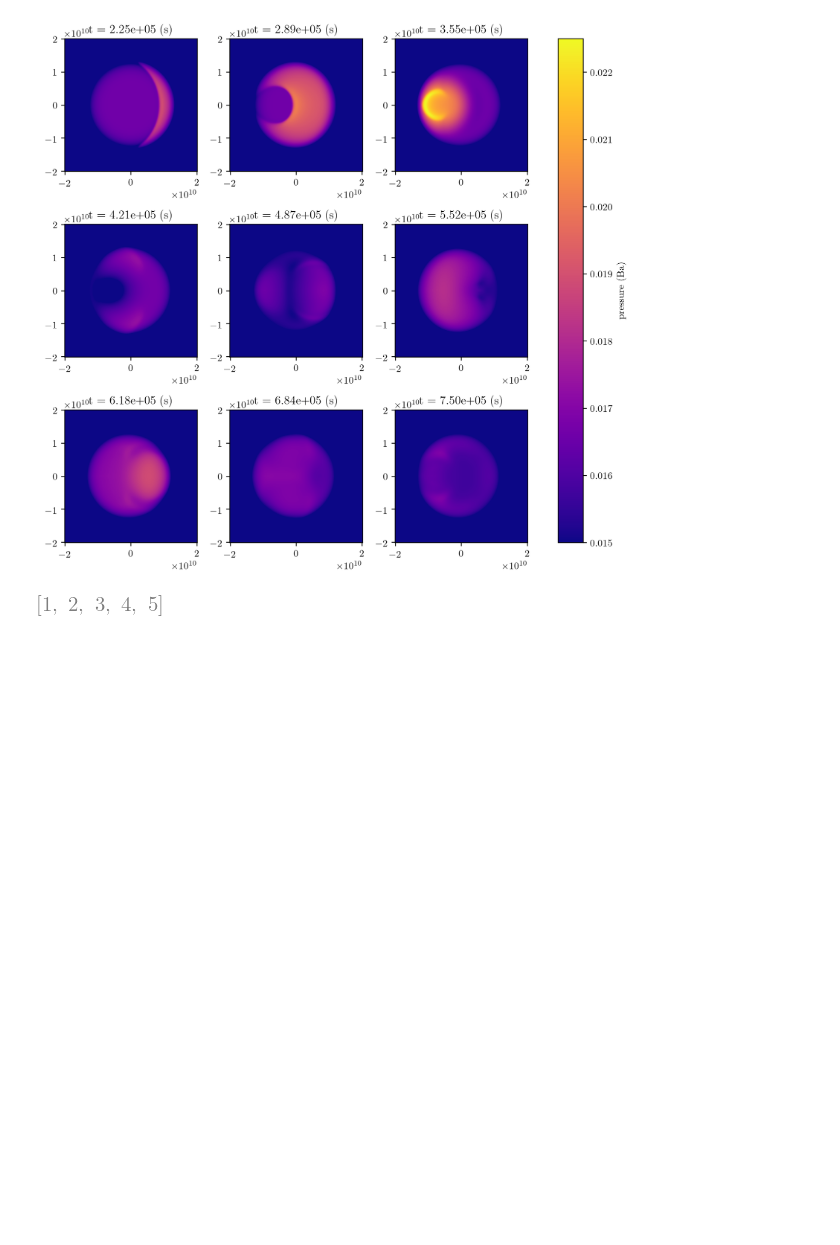
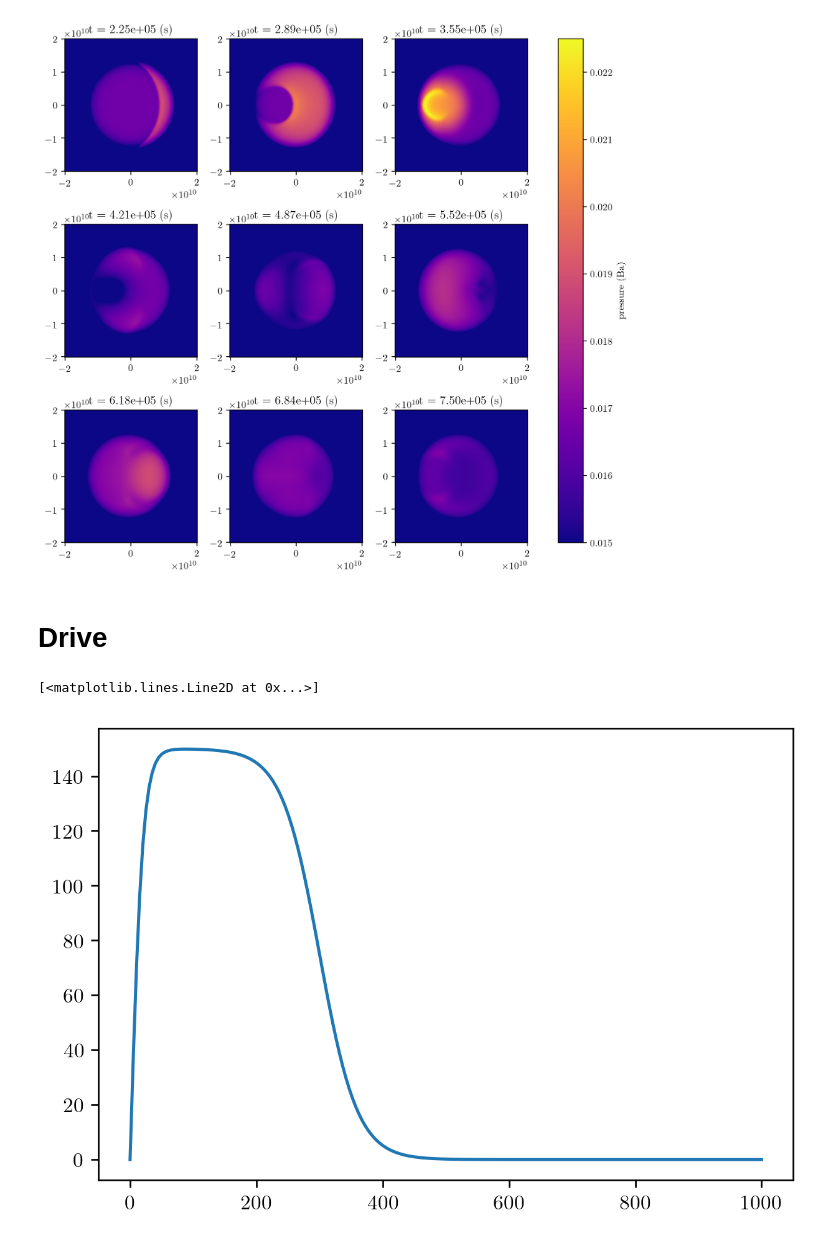
Before and after one commit to MichaelMaex/eindproject-2, a Jupyter notebook: notebooks/large_scale_structure.ipynb, the cells around one changed output. Saved outputs shown, nothing was run; the diff lists cells and outputs as text; code cells hidden in the pictures; blank space fills up the shorter version.

Commit message:
started plots for wave drive

```diff
--- a/notebooks/large_scale_structure.ipynb
+++ b/notebooks/large_scale_structure.ipynb
@@ -111,8 +111,18 @@ fig.colorbar(cm.ScalarMappable(norm=norm, cmap=cm.plasma), ax  = ax, label = "pr
 fig.savefig("../report/figures/plume_reflection.pdf")
 # %% [output]
 [figure]
-# %%
-A = [1,2,3,4,5]
-A[0:5]
-# %% [output]
-[figure, removed]
+# %% [markdown]
+# Drive
+# %%
+def drive(t, A, d):
+    v0 = -A
+    v1 = -v0
+    v2 = 0
+    return v1 + (v0 - v1)*(0.5*(1.-np.tanh(t/20.))) + (v2 - v1)*(0.5*(1.+np.tanh((t-d)/60.)));
+# %%
+t = np.linspace(0,1000,200)
+plt.plot(t, drive(t, 150, 300))
+# print(drive(t, 50, 600))
+# %% [output]
+[<matplotlib.lines.Line2D at 0x...>]
+[figure, added]
```
